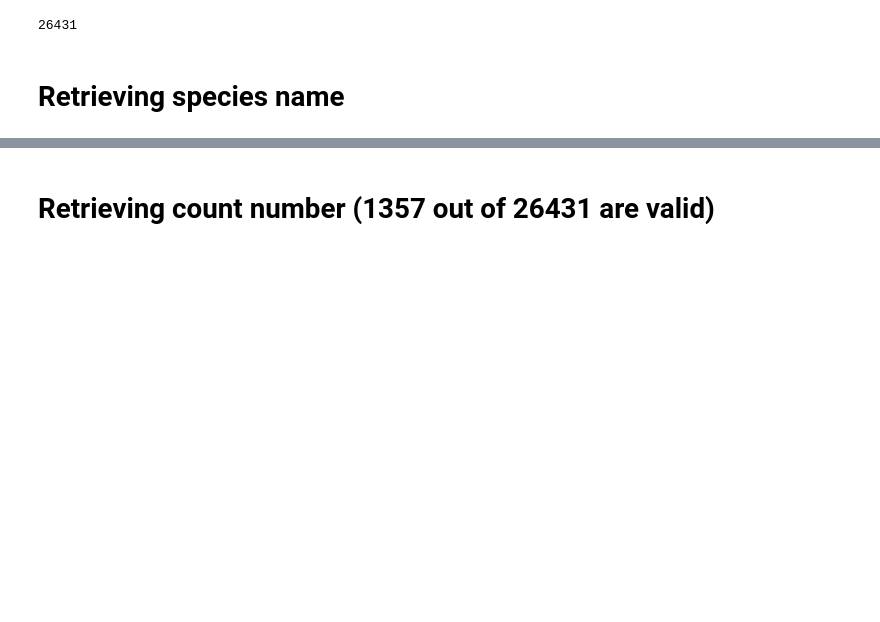
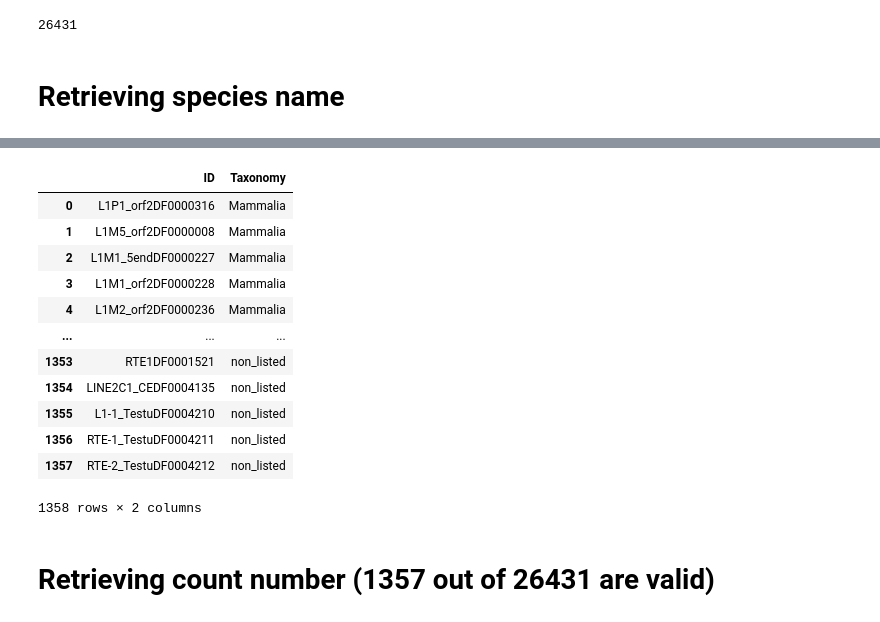
Before and after one commit to LeandroJorquera/Synthetic_L1, a Jupyter notebook: ORF2p_retrival_v4.ipynb, the cells around one changed output, grey strips where cells are left out. Saved outputs shown, nothing was run; the diff lists cells and outputs as text; code cells hidden in the pictures; blank space fills up the shorter version.

```diff
--- a/ORF2p_retrival_v4.ipynb
+++ b/ORF2p_retrival_v4.ipynb
@@ -79,3 +81,37 @@ L1_taxo
+# %%
+taxonomy = filtered_df['Species']
+name = filtered_df['ID']
+species_dict = {}
+
+for i in range(10):
+    ID = name.iloc[i]
+    spec = taxonomy.iloc[i]
+    parts = spec.split(";")
+    for word in parts:
+        if word in eukarya_classes:
+            taxo_dict[ID] = word
+#taxo_dict
+#len(taxo_dict.keys())
+
+# Make a df and ID column is set as index
+taxo_info = pd.DataFrame.from_dict(taxo_dict, orient='index')
+L1_taxo = taxo_info.reset_index()
+L1_taxo.columns = ['ID', 'Taxonomy']
+L1_taxo
+# %% [output]
+|  | ID | Taxonomy |
+| 0 | L1P1_orf2DF0000316 | Mammalia |
+| 1 | L1M5_orf2DF0000008 | Mammalia |
+| 2 | L1M1_5endDF0000227 | Mammalia |
+| 3 | L1M1_orf2DF0000228 | Mammalia |
+| 4 | L1M2_orf2DF0000236 | Mammalia |
+| ... | ... | ... |
+| 1353 | RTE1DF0001521 | non_listed |
+| 1354 | LINE2C1_CEDF0004135 | non_listed |
+| 1355 | L1-1_TestuDF0004210 | non_listed |
+| 1356 | RTE-1_TestuDF0004211 | non_listed |
+| 1357 | RTE-2_TestuDF0004212 | non_listed |
+1358 rows × 2 columns
 # %% [markdown]
 # Retrieving count number (1357 out of 26431 are valid)
 # %%
```
Also changed, not shown: parts of 6 cells of this notebook.
